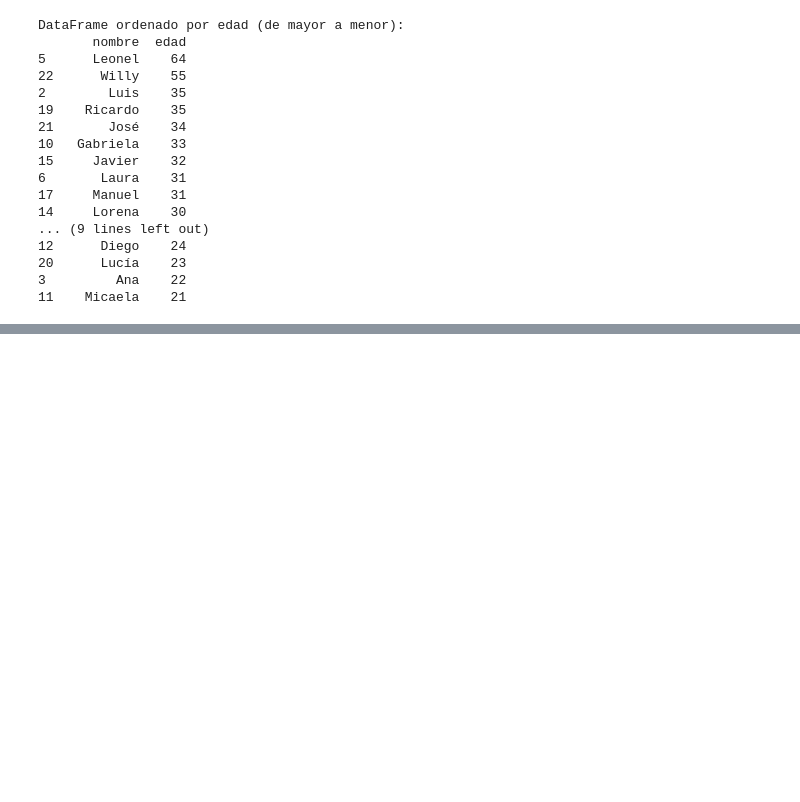
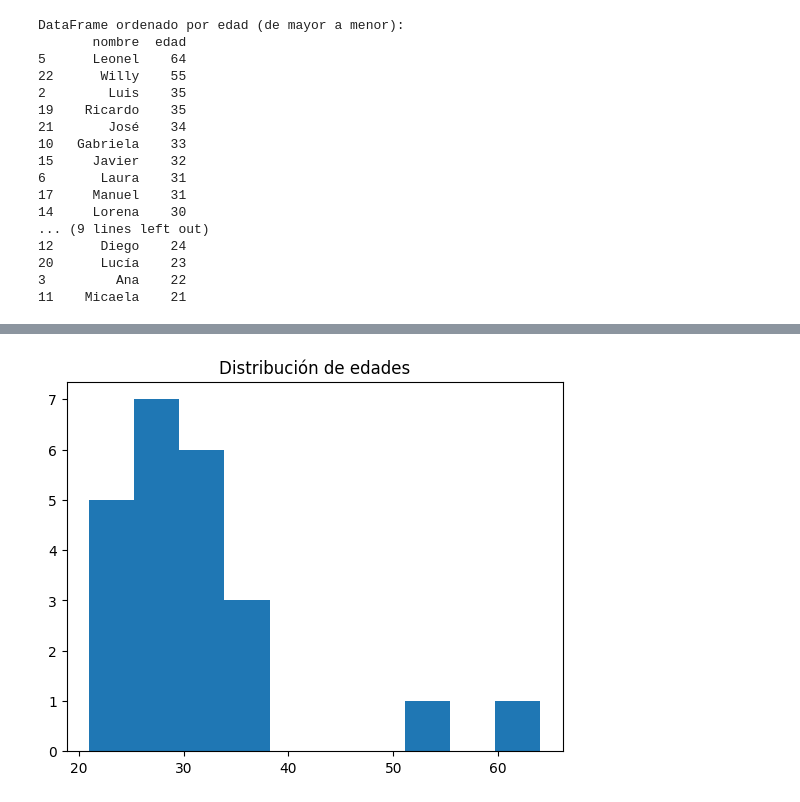
Before and after one commit to Ever1ck/bigdata1, a Jupyter notebook: Archivo1.ipynb, the cells around one changed output, grey strips where cells are left out. Drawn from its saved outputs; the diff is of its cells as text; code cells hidden in the pictures; blank space fills up the shorter version.

```diff
--- a/Archivo1.ipynb
+++ b/Archivo1.ipynb
@@ -157,0 +206,15 @@ DataFrame ordenado por edad (de mayor a menor):
+# %%
+# prompt: crea un histograma de las edades
+
+import matplotlib.pyplot as plt
+
+# Crear un histograma de las edades
+plt.hist(data['edad'], bins=10)
+
+# Establecer el título del gráfico
+plt.title('Distribución de edades')
+
+# Mostrar el gráfico
+plt.show()
+# %% [output]
+[figure, added]
```
Also changed, not shown: parts of 4 cells of this notebook.
